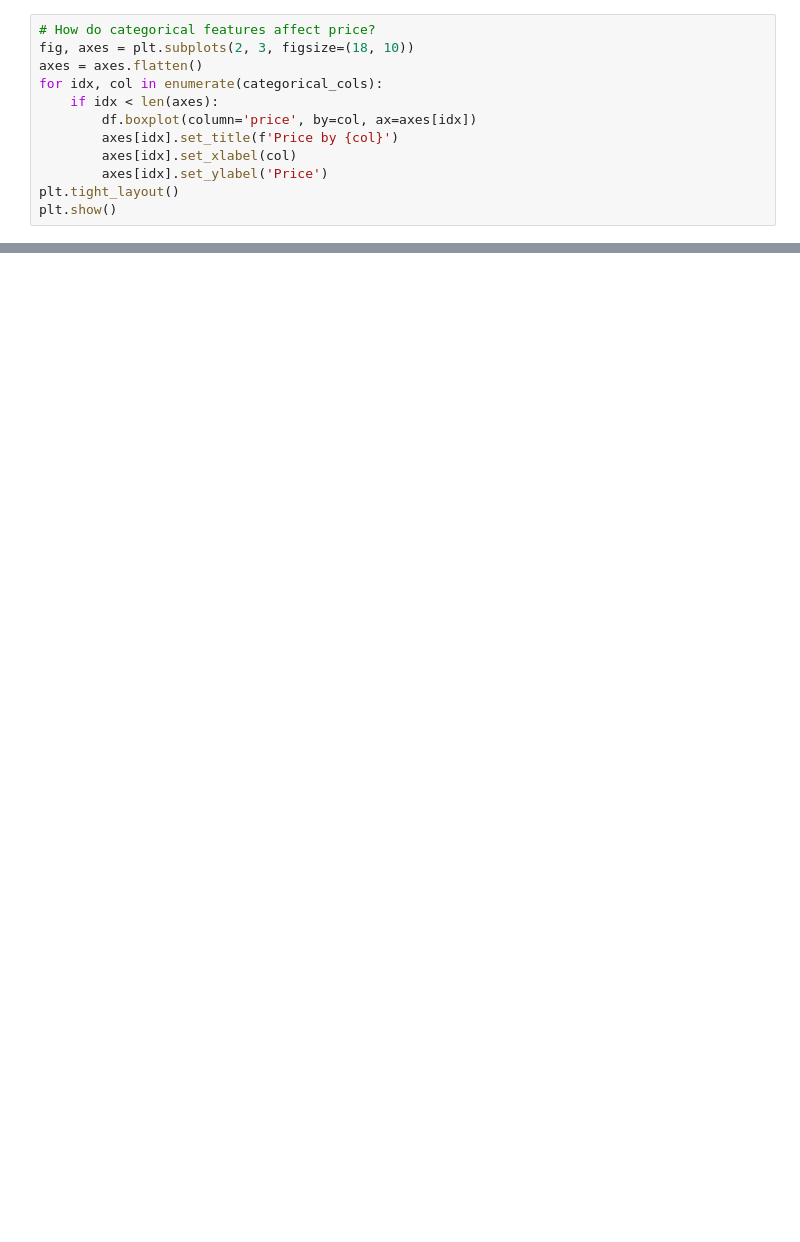
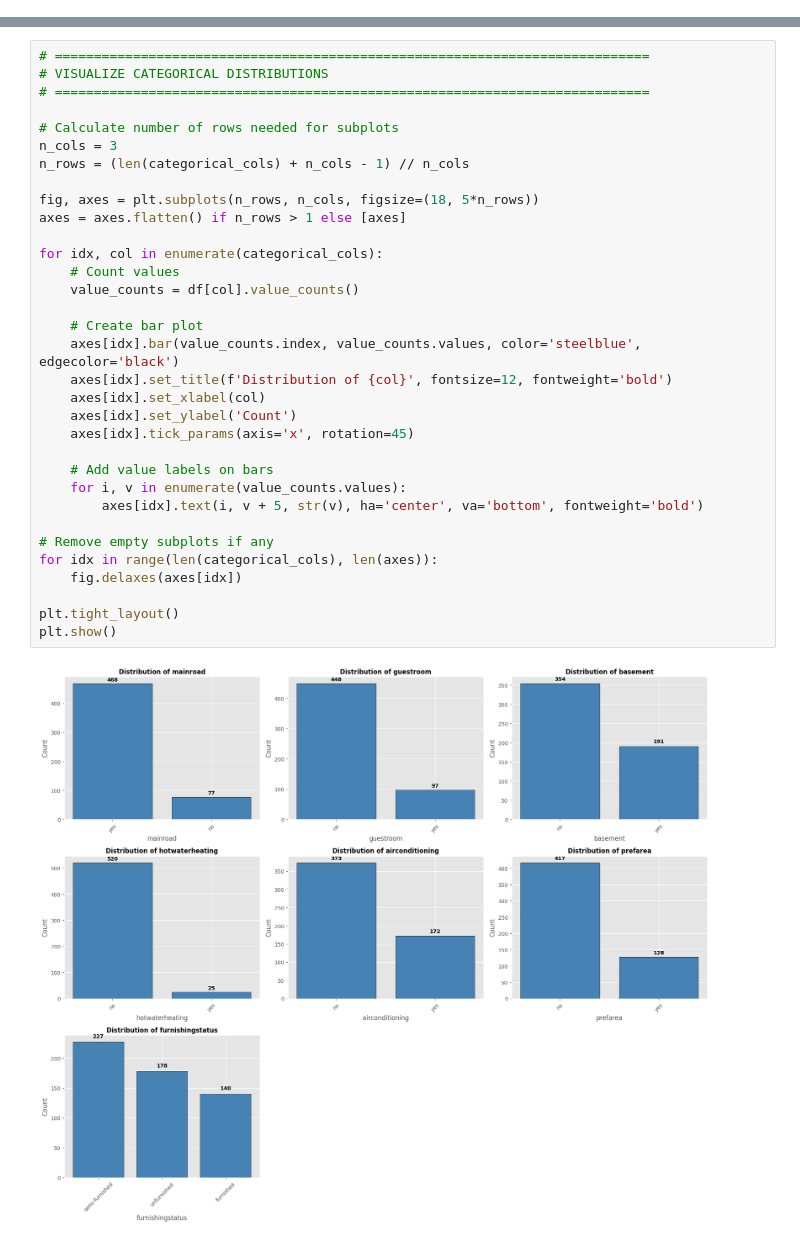
Before and after one commit to Ahassan200/Real-Estate-Data-Science-Project, a Jupyter notebook: notebooks/exploration.ipynb, the cells around one changed output, grey strips where cells are left out. Saved outputs shown, nothing was run; the diff lists cells and outputs as text; blank space fills up the shorter version.

```diff
--- a/notebooks/exploration.ipynb
+++ b/notebooks/exploration.ipynb
@@ -176,12 +0,0 @@ Categorical vs Price Analysis
-# %%
-# How do categorical features affect price?
-fig, axes = plt.subplots(2, 3, figsize=(18, 10))
-axes = axes.flatten()
-for idx, col in enumerate(categorical_cols):
-    if idx < len(axes):
-        df.boxplot(column='price', by=col, ax=axes[idx])
-        axes[idx].set_title(f'Price by {col}')
-        axes[idx].set_xlabel(col)
-        axes[idx].set_ylabel('Price')
-plt.tight_layout()
-plt.show()
@@ -287,0 +342,35 @@ Interpretation: Highly right-skewed (few very expensive houses)
+# %%
+# ============================================================================
+# VISUALIZE CATEGORICAL DISTRIBUTIONS
+# ============================================================================
+
+# Calculate number of rows needed for subplots
+n_cols = 3
+n_rows = (len(categorical_cols) + n_cols - 1) // n_cols
+
+fig, axes = plt.subplots(n_rows, n_cols, figsize=(18, 5*n_rows))
+axes = axes.flatten() if n_rows > 1 else [axes]
+
+for idx, col in enumerate(categorical_cols):
+    # Count values
+    value_counts = df[col].value_counts()
+
+    # Create bar plot
+    axes[idx].bar(value_counts.index, value_counts.values, color='steelblue', edgecolor='black')
+    axes[idx].set_title(f'Distribution of {col}', fontsize=12, fontweight='bold')
+    axes[idx].set_xlabel(col)
+    axes[idx].set_ylabel('Count')
+    axes[idx].tick_params(axis='x', rotation=45)
+
+    # Add value labels on bars
+    for i, v in enumerate(value_counts.values):
+        axes[idx].text(i, v + 5, str(v), ha='center', va='bottom', fontweight='bold')
+
+# Remove empty subplots if any
+for idx in range(len(categorical_cols), len(axes)):
+    fig.delaxes(axes[idx])
+
+plt.tight_layout()
+plt.show()
+# %% [output]
+[figure, added]
```
Also changed, not shown: parts of 59 cells of this notebook, 6 other files.
